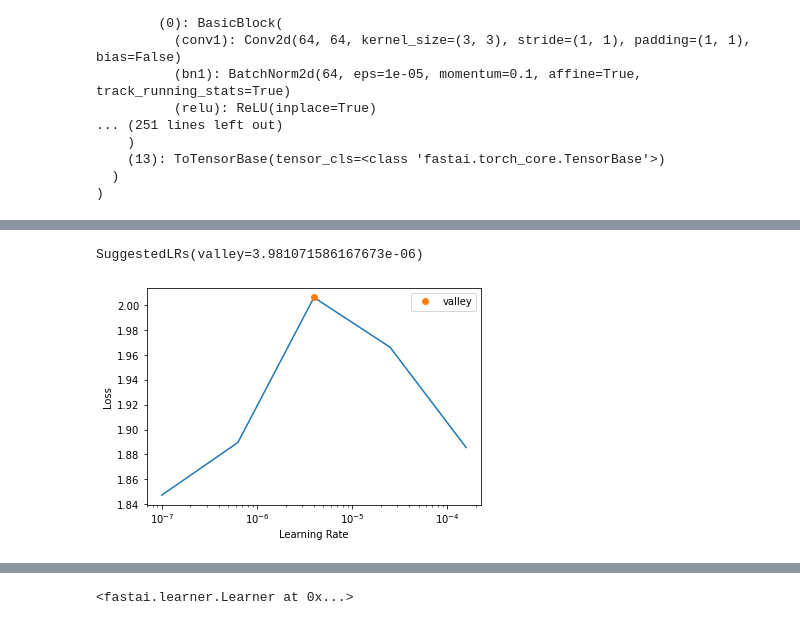
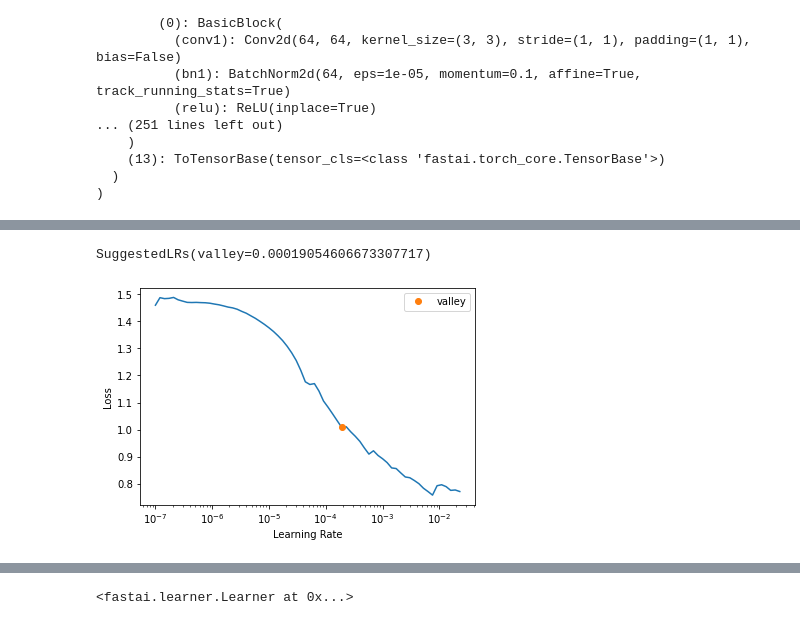
Before and after one commit to qiaolinhan/giao, a Jupyter notebook: havingfun/detecting/segmentation/unet34/Attention U-res34-infastai 2.ipynb, the cells around one changed output, grey strips where cells are left out. Saved outputs shown, nothing was run; the diff lists cells and outputs as text; code cells hidden in the pictures.

```diff
--- a/havingfun/detecting/segmentation/unet34/Attention U-res34-infastai 2.ipynb
+++ b/havingfun/detecting/segmentation/unet34/Attention U-res34-infastai 2.ipynb
@@ -16,10 +16,10 @@ print(torch.cuda.is_available())
 # %% [output]
 True
 # %%
-path = Path('/home/qiao/dev/giao/datasets/')
+path = Path('/home/qiao/dev/giao/datasets/M300S/')
 
-path_img = path/'S_google_wildfire/'
-path_label = path/'S_google_wildfire_label/'
-codes = ['Smoke', 'Flame', 'Cloud', 'Background']
+path_img = path/'S_kaggle_wildfire/'
+path_label = path/'S_kaggle_wildfire_label'
+codes = ['Smoke', 'Flame', 'Background']
 path_img
 # %% [output]
@@ -47,10 +47,10 @@ img.show()
 # %%
-get_y_fn = lambda x: path_label/f'Label_{x.name}'
+get_y_fn = lambda x: path_label/f'label_{x.name}'
 defaults.use_cuda = True
 # %%
 dls = SegmentationDataLoaders.from_label_func(
     path_img,
-    bs = 1,
+    bs = 4,
     fnames = fnames,
     label_func = get_y_fn,
     codes = codes,
@@ -97,7 +95,7 @@ DynamicUnet(
 # %%
-learn.lr_find(stop_div=False, num_it=10)
+learn.lr_find()
 # %% [output]
 [interactive output not drawn]
-SuggestedLRs(valley=3.981071586167673e-06)
+SuggestedLRs(valley=0.00019054606673307717)
-[figure, old version]
+[figure, new version]
 # %%
```
Also changed, not shown: parts of 24 cells of this notebook, 2 other files.
